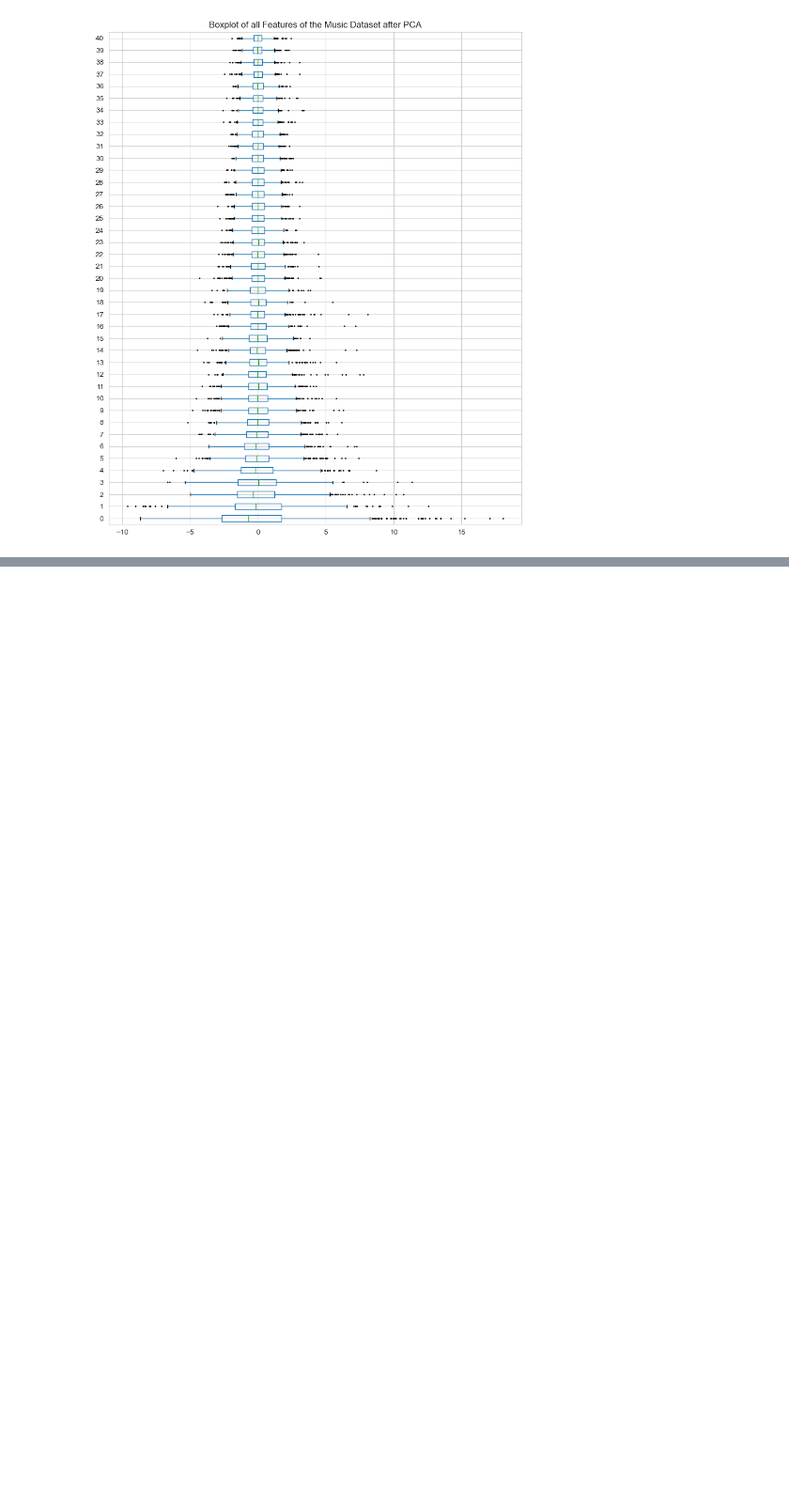
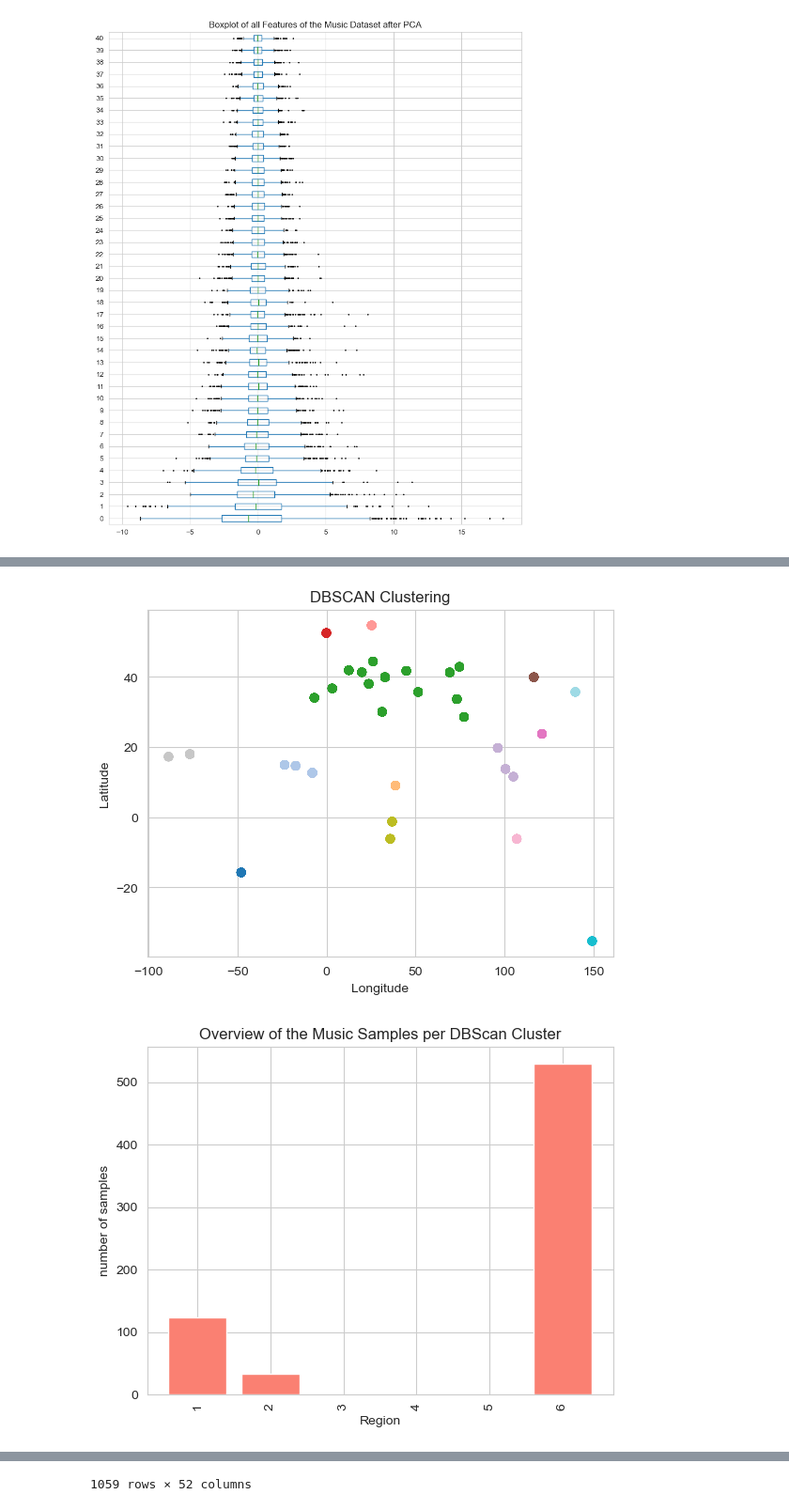
Before and after one commit to widmerc/GEO871, a Jupyter notebook: Project.ipynb, the cells around one changed output, grey strips where cells are left out. Shown at 94% size. Drawn from its saved outputs; the diff is of its cells as text; code cells hidden in the pictures; blank space fills up the shorter version.

```diff
--- a/Project.ipynb
+++ b/Project.ipynb
@@ -211,0 +228,30 @@ Text(0.5, 1.0, 'Boxplot of all Features of the Music Dataset after PCA')
+# %%
+# Standardize the data
+from sklearn.cluster import DBSCAN
+scaler = preprocessing.StandardScaler()
+scaled_data = scaler.fit_transform(music_origin_gdf_pca[["Longitude","Latitude"]])
+
+dbscan = DBSCAN(eps=0.5, min_samples=2)  # You may need to adjust eps and min_samples
+music_origin_gdf_pca['Cluster'] = dbscan.fit_predict(scaled_data)
+
+
+plt.scatter(music_origin_data['Longitude'], music_origin_data['Latitude'], c=music_origin_data['Cluster'], cmap='tab20')
+plt.xlabel('Longitude')
+plt.ylabel('Latitude')
+plt.title('DBSCAN Clustering')
+plt.show()
+
+
+
+per_DBCluster = music_origin_gdf_pca.groupby('Cluster').nunique().reset_index().sort_values(1)
+plt.bar(per_DBCluster["region"],per_DBCluster[1], color = "salmon")
+plt.xticks(rotation='vertical')
+plt.title("Overview of the Music Samples per DBScan Cluster")
+plt.ylabel("number of samples")
+plt.xlabel("Region")
+plt.show()
+
+music_origin_gdf_pca
+# %% [output]
+[figure, added]
+[figure, added]
@@ -211,0 +270 @@ Text(0.5, 1.0, 'Boxplot of all Features of the Music Dataset after PCA')
+1059 rows × 52 columns
```
Also changed, not shown: parts of 15 cells of this notebook, 16 other files.
